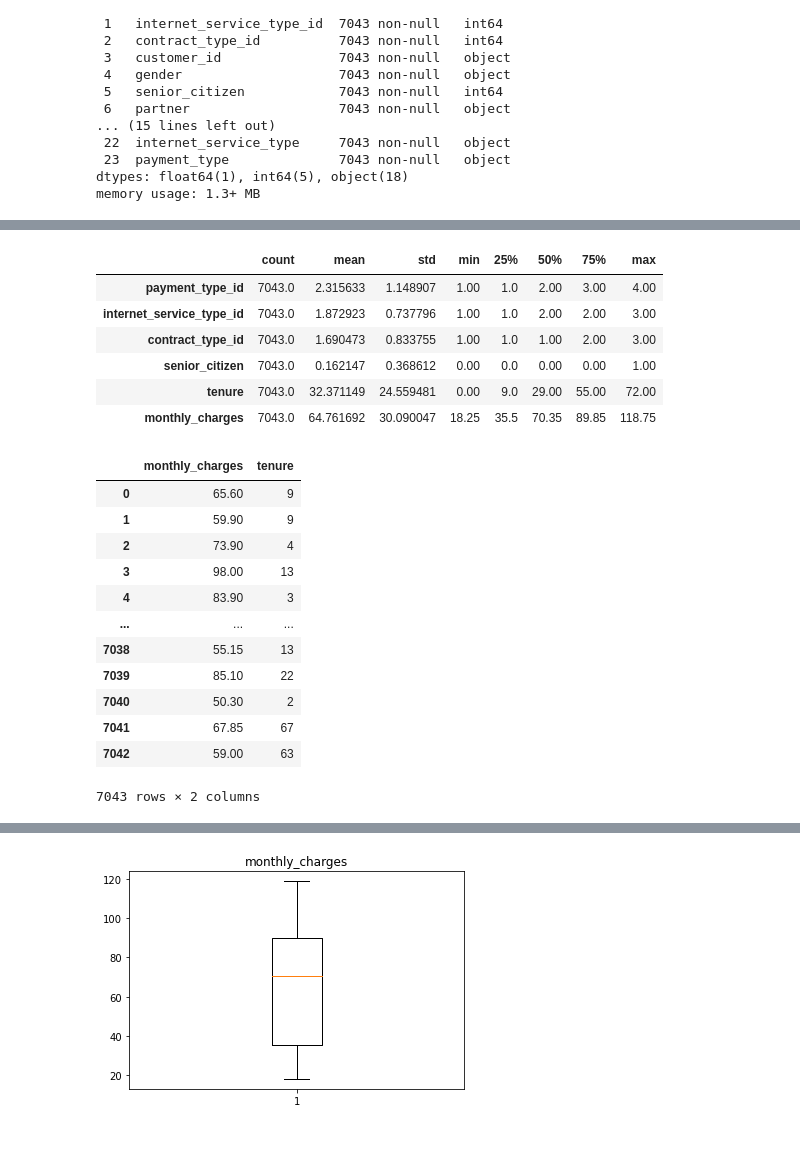
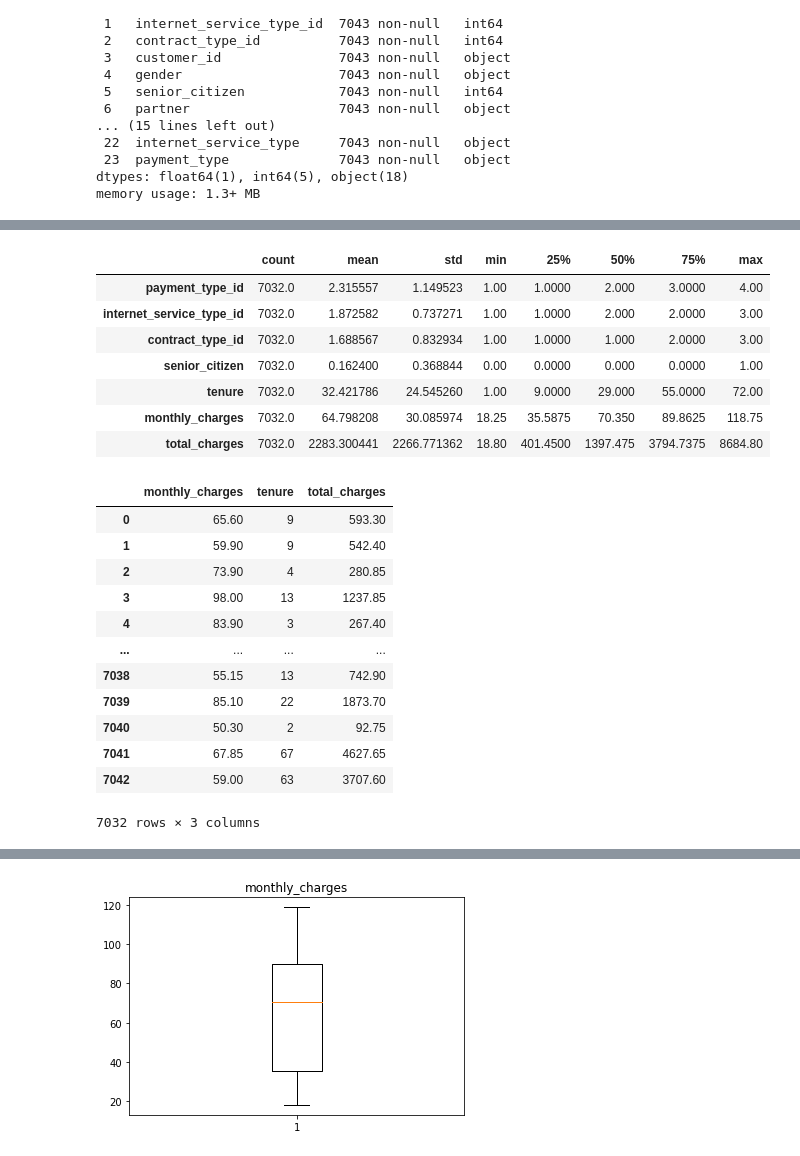
Before and after one commit to Severina7/Man_in_a_hole, a Jupyter notebook: doodle_and_draft.ipynb, the cells around one changed output, grey strips where cells are left out. Cells and saved outputs as stored; diff of their text form; code cells hidden in the pictures.

```diff
--- a/doodle_and_draft.ipynb
+++ b/doodle_and_draft.ipynb
@@ -76,0 +79,4 @@ memory usage: 1.3+ MB
+# %%
+# Converting to float
+telco['total_charges'] = telco.total_charges.astype(float)
+telco.total_charges.dtype
@@ -76,0 +85,10 @@ memory usage: 1.3+ MB
+# %%
+# I could not convert to float because of space in the data so I'll strip those spaces off
+
+telco['total_charges'] = telco['total_charges'].str.strip()
+telco = telco[telco.total_charges != '']
+# %%
+# I will now change it to float
+
+telco['total_charges'] = telco.total_charges.astype(float)
+telco.total_charges.dtype
@@ -138,28 +157,29 @@ pd.crosstab(telco.contract_type_id, telco.contract_type)
 telco.describe().T
 # %% [output]
 |  | count | mean | std | min | 25% | 50% | 75% | max |
-| payment_type_id | 7043.0 | 2.315633 | 1.148907 | 1.00 | 1.0 | 2.00 | 3.00 | 4.00 |
-| internet_service_type_id | 7043.0 | 1.872923 | 0.737796 | 1.00 | 1.0 | 2.00 | 2.00 | 3.00 |
-| contract_type_id | 7043.0 | 1.690473 | 0.833755 | 1.00 | 1.0 | 1.00 | 2.00 | 3.00 |
-| senior_citizen | 7043.0 | 0.162147 | 0.368612 | 0.00 | 0.0 | 0.00 | 0.00 | 1.00 |
-| tenure | 7043.0 | 32.371149 | 24.559481 | 0.00 | 9.0 | 29.00 | 55.00 | 72.00 |
-| monthly_charges | 7043.0 | 64.761692 | 30.090047 | 18.25 | 35.5 | 70.35 | 89.85 | 118.75 |
+| payment_type_id | 7032.0 | 2.315557 | 1.149523 | 1.00 | 1.0000 | 2.000 | 3.0000 | 4.00 |
+| internet_service_type_id | 7032.0 | 1.872582 | 0.737271 | 1.00 | 1.0000 | 2.000 | 2.0000 | 3.00 |
+| contract_type_id | 7032.0 | 1.688567 | 0.832934 | 1.00 | 1.0000 | 1.000 | 2.0000 | 3.00 |
+| senior_citizen | 7032.0 | 0.162400 | 0.368844 | 0.00 | 0.0000 | 0.000 | 0.0000 | 1.00 |
+| tenure | 7032.0 | 32.421786 | 24.545260 | 1.00 | 9.0000 | 29.000 | 55.0000 | 72.00 |
+| monthly_charges | 7032.0 | 64.798208 | 30.085974 | 18.25 | 35.5875 | 70.350 | 89.8625 | 118.75 |
+| total_charges | 7032.0 | 2283.300441 | 2266.771362 | 18.80 | 401.4500 | 1397.475 | 3794.7375 | 8684.80 |
 # %%
 # Plot a histogram for relevant columns
 
-relevant_cols = telco[['monthly_charges', 'tenure']]
+relevant_cols = telco[['monthly_charges', 'tenure', 'total_charges']]
 relevant_cols
 # %% [output]
-|  | monthly_charges | tenure |
-| 0 | 65.60 | 9 |
-| 1 | 59.90 | 9 |
-| 2 | 73.90 | 4 |
-| 3 | 98.00 | 13 |
-| 4 | 83.90 | 3 |
-| ... | ... | ... |
-| 7038 | 55.15 | 13 |
-| 7039 | 85.10 | 22 |
-| 7040 | 50.30 | 2 |
-| 7041 | 67.85 | 67 |
-| 7042 | 59.00 | 63 |
+|  | monthly_charges | tenure | total_charges |
+| 0 | 65.60 | 9 | 593.30 |
+| 1 | 59.90 | 9 | 542.40 |
+| 2 | 73.90 | 4 | 280.85 |
+| 3 | 98.00 | 13 | 1237.85 |
+| 4 | 83.90 | 3 | 267.40 |
+| ... | ... | ... | ... |
+| 7038 | 55.15 | 13 | 742.90 |
+| 7039 | 85.10 | 22 | 1873.70 |
+| 7040 | 50.30 | 2 | 92.75 |
+| 7041 | 67.85 | 67 | 4627.65 |
+| 7042 | 59.00 | 63 | 3707.60 |
-7043 rows × 2 columns
+7032 rows × 3 columns
```
Also changed, not shown: parts of 30 cells of this notebook.
